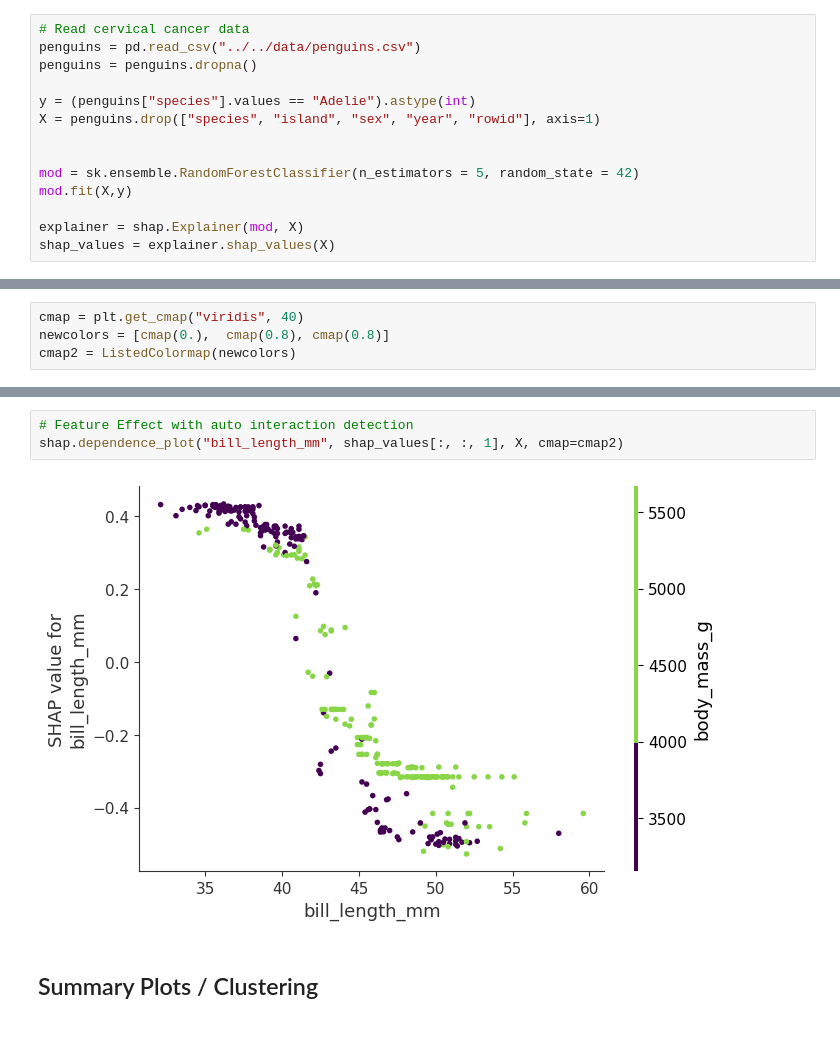
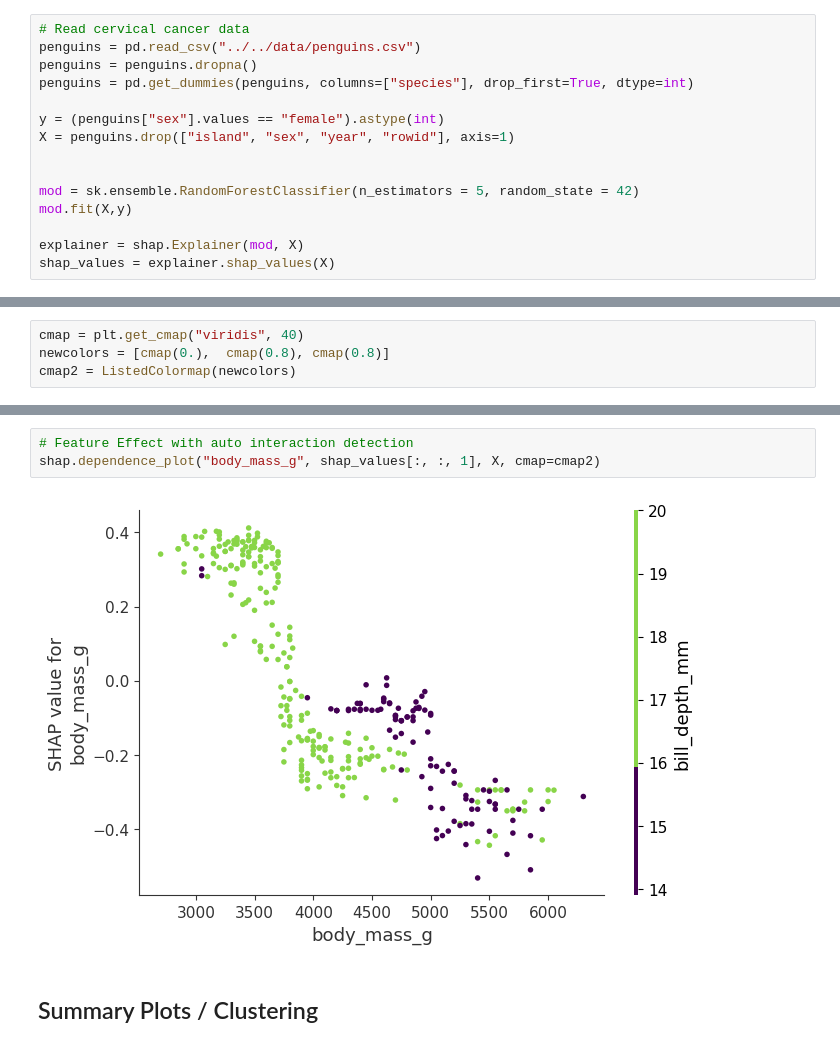
Before and after one commit to christophM/interpretable-ml-book, a Jupyter notebook: scripts/shap/shap-notebook.ipynb, the cells around one changed output, grey strips where cells are left out. Drawn from its saved outputs; the diff is of its cells as text.

Commit message:
update shap example

```diff
--- a/scripts/shap/shap-notebook.ipynb
+++ b/scripts/shap/shap-notebook.ipynb
@@ -19,9 +13,10 @@ Object `GradientBoostingClassifier.predict_proba()` not found.
 # Read cervical cancer data
 penguins = pd.read_csv("../../data/penguins.csv")
 penguins = penguins.dropna()
+penguins = pd.get_dummies(penguins, columns=["species"], drop_first=True, dtype=int)
 
-y = (penguins["species"].values == "Adelie").astype(int)
-X = penguins.drop(["species", "island", "sex", "year", "rowid"], axis=1)
+y = (penguins["sex"].values == "female").astype(int)
+X = penguins.drop(["island", "sex", "year", "rowid"], axis=1)
 
 
 mod = sk.ensemble.RandomForestClassifier(n_estimators = 5, random_state = 42)
@@ -81,8 +77,8 @@ shap.dependence_plot("bill_length_mm", shap_values[:, :, 1], X, interaction_inde
 # %%
 # Feature Effect with auto interaction detection
-shap.dependence_plot("bill_length_mm", shap_values[:, :, 1], X, cmap=cmap2)
+shap.dependence_plot("body_mass_g", shap_values[:, :, 1], X, cmap=cmap2)
 # %% [output]
-[figure, old version]
+[figure, new version]
 # %% [markdown]
 ## Summary Plots / Clustering
 # %%
```
Also changed, not shown: parts of 13 cells of this notebook, 7 other files.
